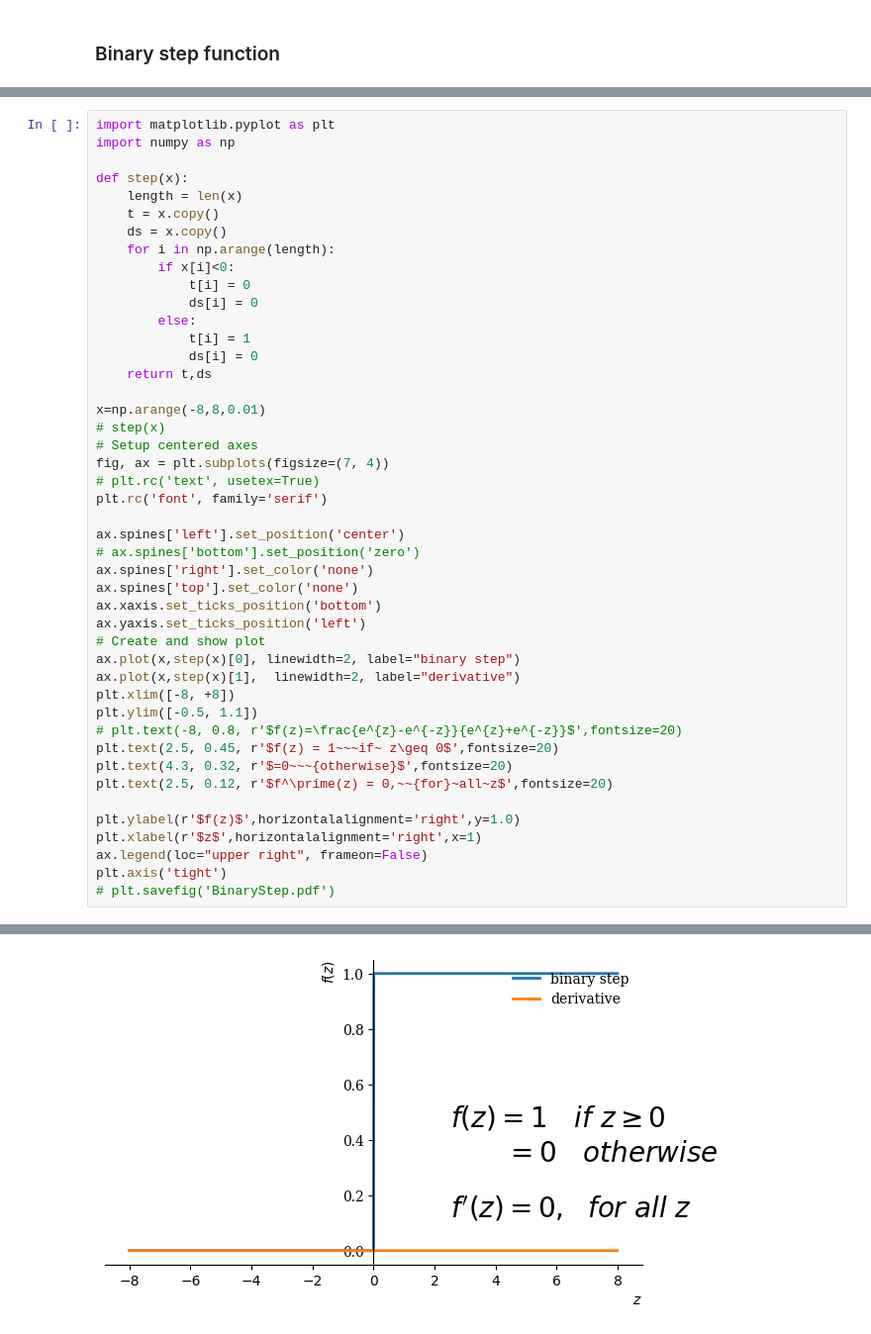
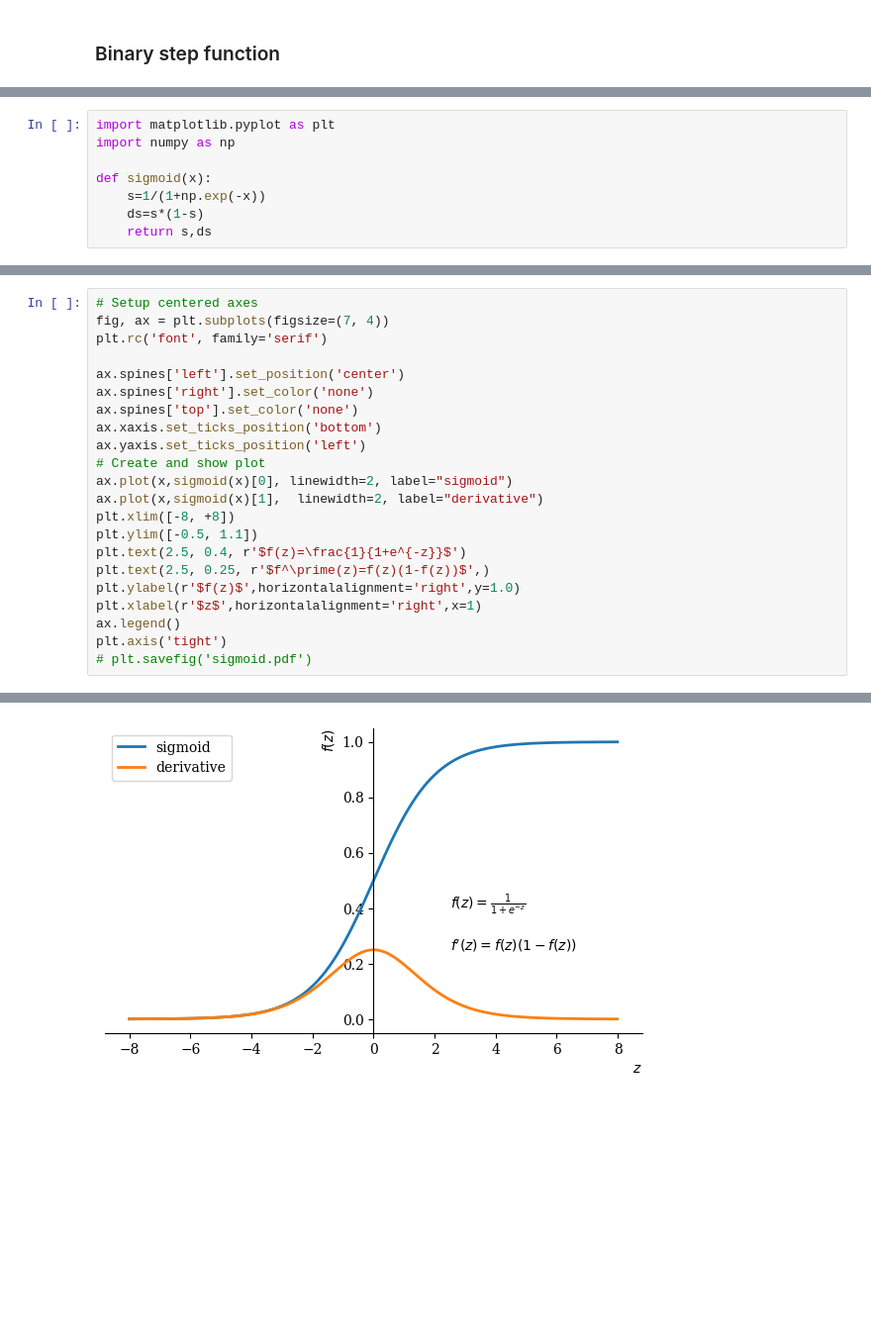
Before and after one commit to erkundanec/kundan-reads, a Jupyter notebook: source/aiml/machine_learning/activation_function.ipynb, the cells around one changed output, grey strips where cells are left out. Shown: that part at 99% size. Saved outputs shown, nothing was run; the diff lists cells and outputs as text; blank space fills up the shorter version.

```diff
--- a/source/aiml/machine_learning/activation_function.ipynb
+++ b/source/aiml/machine_learning/activation_function.ipynb
@@ -89,0 +140,8 @@ from matplotlib import pyplot as plt
+# %%
+import matplotlib.pyplot as plt
+import numpy as np
+
+def sigmoid(x):
+    s=1/(1+np.exp(-x))
+    ds=s*(1-s)
+    return s,ds
@@ -90,46 +156,23 @@ from matplotlib import pyplot as plt
 # %%
-import matplotlib.pyplot as plt
-import numpy as np
-
-def step(x):
-    length = len(x)
-    t = x.copy()
-    ds = x.copy()
-    for i in np.arange(length):
-        if x[i]<0:
-            t[i] = 0
-            ds[i] = 0
-        else:
-            t[i] = 1
-            ds[i] = 0
-    return t,ds
-
-x=np.arange(-8,8,0.01)
-# step(x)
 # Setup centered axes
 fig, ax = plt.subplots(figsize=(7, 4))
-# plt.rc('text', usetex=True)
 plt.rc('font', family='serif')
 
 ax.spines['left'].set_position('center')
-# ax.spines['bottom'].set_position('zero')
 ax.spines['right'].set_color('none')
 ax.spines['top'].set_color('none')
 ax.xaxis.set_ticks_position('bottom')
 ax.yaxis.set_ticks_position('left')
 # Create and show plot
-ax.plot(x,step(x)[0], linewidth=2, label="binary step")
-ax.plot(x,step(x)[1],  linewidth=2, label="derivative")
+ax.plot(x,sigmoid(x)[0], linewidth=2, label="sigmoid")
+ax.plot(x,sigmoid(x)[1],  linewidth=2, label="derivative")
 plt.xlim([-8, +8])
 plt.ylim([-0.5, 1.1])
-# plt.text(-8, 0.8, r'$f(z)=\frac{e^{z}-e^{-z}}{e^{z}+e^{-z}}$',fontsize=20)
-plt.text(2.5, 0.45, r'$f(z) = 1~~~if~ z\geq 0$',fontsize=20)
-plt.text(4.3, 0.32, r'$=0~~~{otherwise}$',fontsize=20)
-plt.text(2.5, 0.12, r'$f^\prime(z) = 0,~~{for}~all~z$',fontsize=20)
-
+plt.text(2.5, 0.4, r'$f(z)=\frac{1}{1+e^{-z}}$')
+plt.text(2.5, 0.25, r'$f^\prime(z)=f(z)(1-f(z))$',)
 plt.ylabel(r'$f(z)$',horizontalalignment='right',y=1.0)
 plt.xlabel(r'$z$',horizontalalignment='right',x=1)
-ax.legend(loc="upper right", frameon=False)
+ax.legend()
 plt.axis('tight')
-# plt.savefig('BinaryStep.pdf')
+# plt.savefig('sigmoid.pdf')
 # %% [output]
@@ -137 +183 @@ plt.axis('tight')
-[figure, old version]
+[figure, new version]
```
Also changed, not shown: parts of 11 cells of this notebook, 1 other file.
